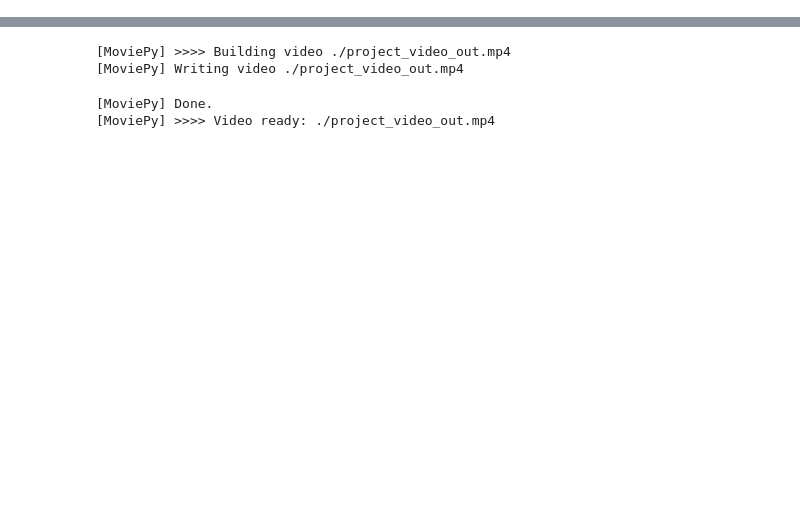
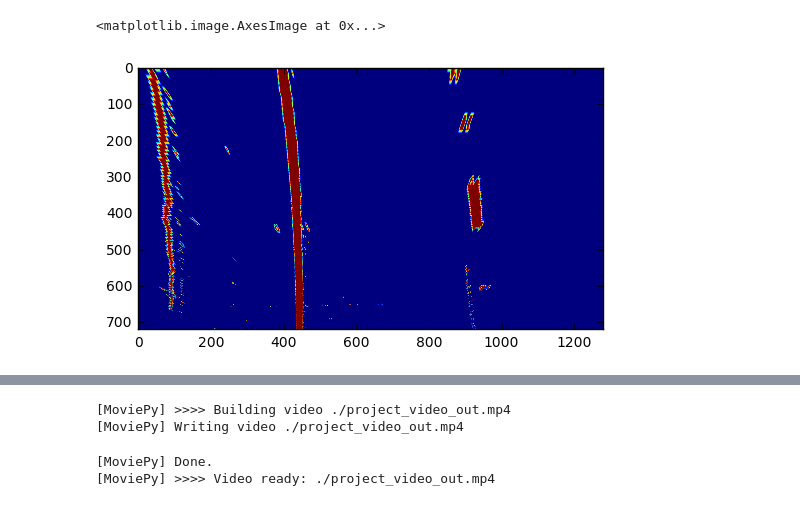
Before and after one commit to kuasha/Advanced-Lane-Lines, a Jupyter notebook: image_gen.ipynb, the cells around one changed output, grey strips where cells are left out. Drawn from its saved outputs; the diff is of its cells as text; code cells hidden in the pictures; blank space fills up the shorter version.

```diff
--- a/image_gen.ipynb
+++ b/image_gen.ipynb
@@ -238,0 +111,12 @@ def process_image(img):
+# %%
+bot_width = 0.75 # %
+mid_width = 0.15
+height_pct = 0.65
+bottom_trim = 0.935
+
+M, Minv, warped = warp_image(binimg, bot_width, mid_width, height_pct, bottom_trim)
+
+plt.imshow(warped)
+# %% [output]
+<matplotlib.image.AxesImage at 0x...>
+[figure, added]
```
Also changed, not shown: parts of 21 cells of this notebook, 7 other files.
